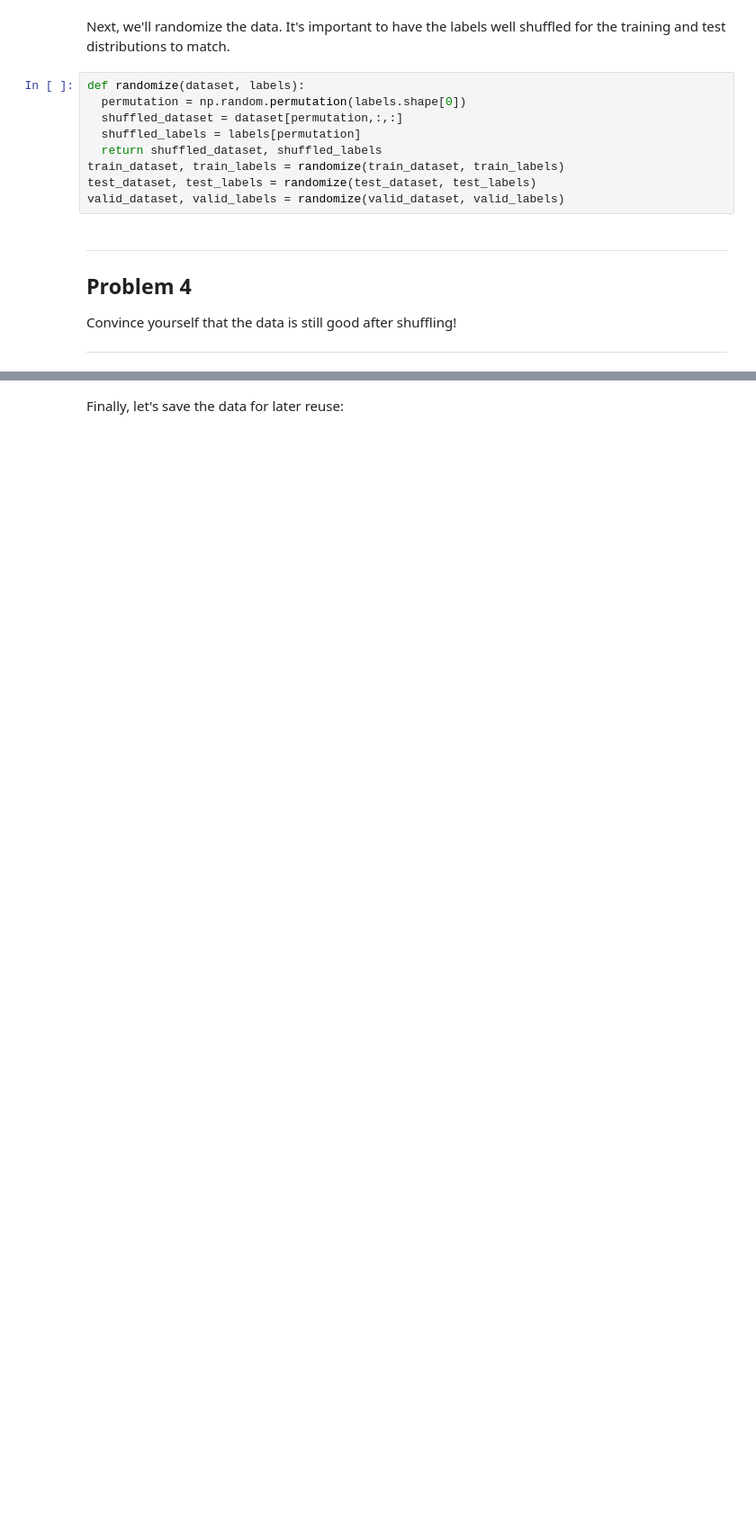
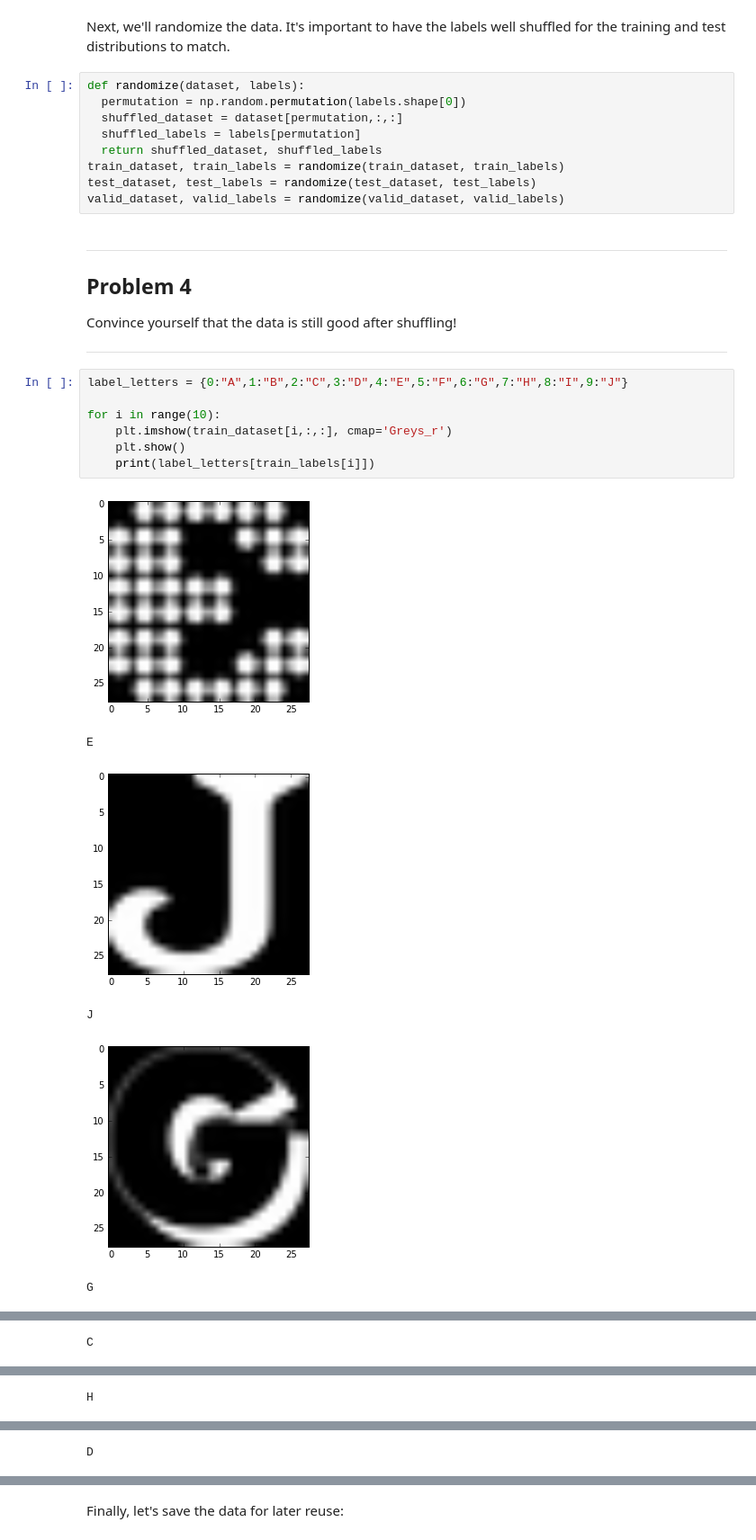
Before and after one commit to llevar/udacity_deep_learning, a Jupyter notebook: 1_notmnist.ipynb, the cells around one changed output, grey strips where cells are left out. Shown at 90% size. Drawn from its saved outputs; the diff is of its cells as text; blank space fills up the shorter version.

```diff
--- a/1_notmnist.ipynb
+++ b/1_notmnist.ipynb
@@ -263,3 +290,17 @@ Problem 4
 Convince yourself that the data is still good after shuffling!
 
 ---
+# %%
+label_letters = {0:"A",1:"B",2:"C",3:"D",4:"E",5:"F",6:"G",7:"H",8:"I",9:"J"}
+
+for i in range(10):
+    plt.imshow(train_dataset[i,:,:], cmap='Greys_r')
+    plt.show()
+    print(label_letters[train_labels[i]])
+# %% [output]
+[figure, added]
+E
+[figure, added]
+J
+[figure, added]
+G
@@ -265,0 +308 @@ Convince yourself that the data is still good after shuffling!
+C
@@ -265,0 +310 @@ Convince yourself that the data is still good after shuffling!
+H
@@ -265,0 +312 @@ Convince yourself that the data is still good after shuffling!
+D
```
Also changed, not shown: parts of 8 cells of this notebook.
